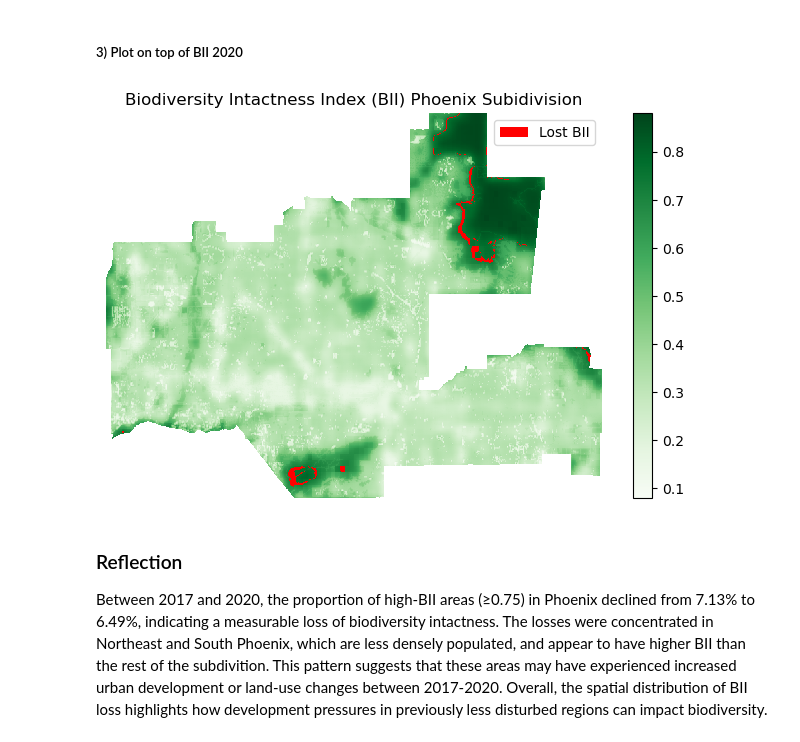
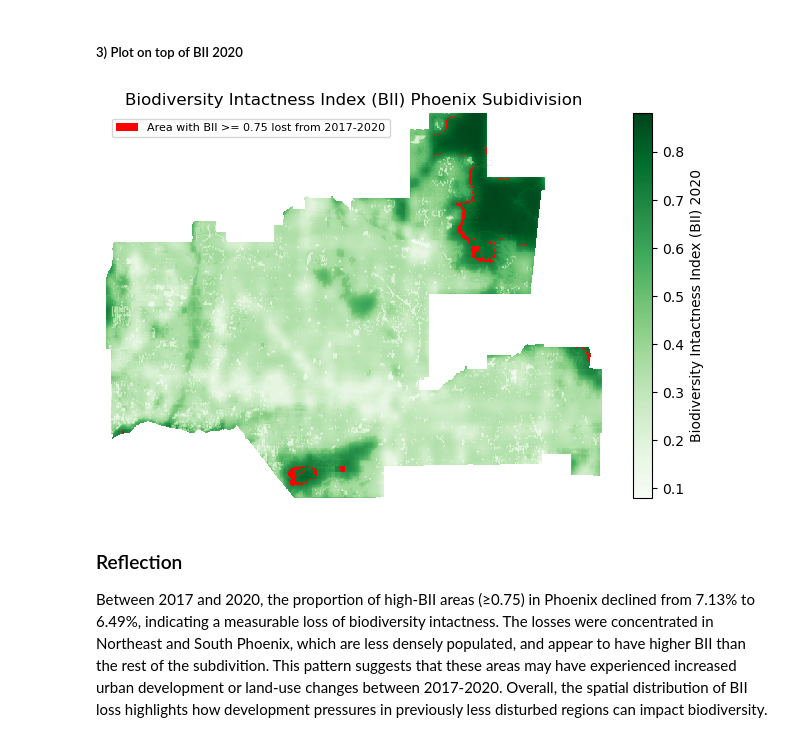
Before and after one commit to ht-oliver/biodiversity-phoenix, a Jupyter notebook: analysis.ipynb, the cells around one changed output. Cells and saved outputs as stored; diff of their text form; code cells hidden in the pictures.

Commit message:
Change figure, add legend text

```diff
--- a/analysis.ipynb
+++ b/analysis.ipynb
@@ -295,42 +295,43 @@ loss_rast = loss_mask.astype(int)
 loss_rast_1 = loss_rast.where(loss_rast == 1)
 # %% [markdown]
 ##### 3) Plot on top of BII 2020
-# %%
-fig, ax = plt.subplots(figsize=(8,5))
-
-# Plot base raster (BII 2020)
-BII_2020_clipped.plot(
-    ax=ax,
-    cmap='Greens',       # choose color
-    add_colorbar=True
-)
-
-# Create a single-color red colormap
-red_cmap = ListedColormap(['red'])
-
-# Overlay loss raster in solid red
-loss_rast_1.plot(
-    ax=ax,
-    cmap=red_cmap,
-    add_colorbar=False,
-    alpha=1
-)
-
-
-ax.axis('off')
-
-# Add custom legend
-legend_elements = [
-    Patch(facecolor='red', label='Lost BII')
-]
-ax.legend(handles=legend_elements, loc='upper right') # Position legend
-
-# Add title
-ax.set_title('Biodiversity Intactness Index (BII) Phoenix Subidivision')
-
-plt.show()
-# %% [output]
-[figure, removed]
+# %%
+fig, ax = plt.subplots(figsize=(8,5))
+
+# Plot base raster (BII 2020)
+bii = BII_2020_clipped.plot(
+    ax=ax,
+    cmap='Greens',       # choose color
+    add_colorbar=True
+)
+
+bii.colorbar.set_label('Biodiversity Intactness Index (BII) 2020')
+# Create a single-color red colormap
+red_cmap = ListedColormap(['red'])
+
+# Overlay loss raster in solid red
+loss_rast_1.plot(
+    ax=ax,
+    cmap=red_cmap,
+    add_colorbar=False,
+    alpha=1
+)
+
+
+ax.axis('off')
+
+# Add custom legend
+legend_elements = [
+    Patch(facecolor='red', label='Area with BII >= 0.75 lost from 2017-2020')
+]
+ax.legend(handles=legend_elements, loc='upper left', fontsize = 8) # Position legend
+
+# Add title
+ax.set_title('Biodiversity Intactness Index (BII) Phoenix Subidivision')
+
+plt.show()
+# %% [output]
+[figure, added]
 # %% [markdown]
 ### Reflection
 
```
